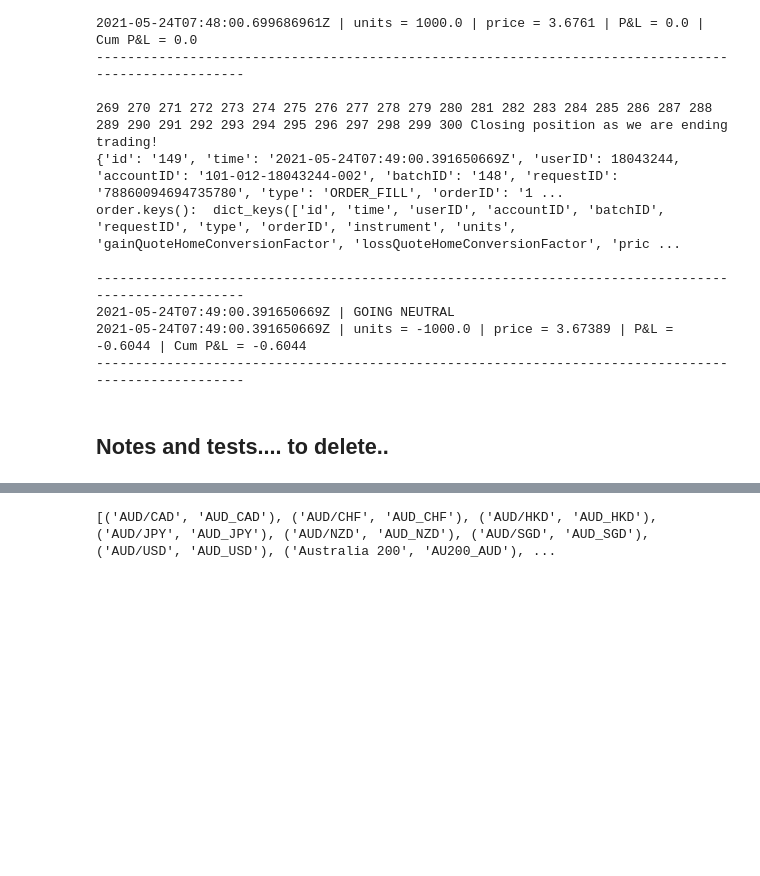
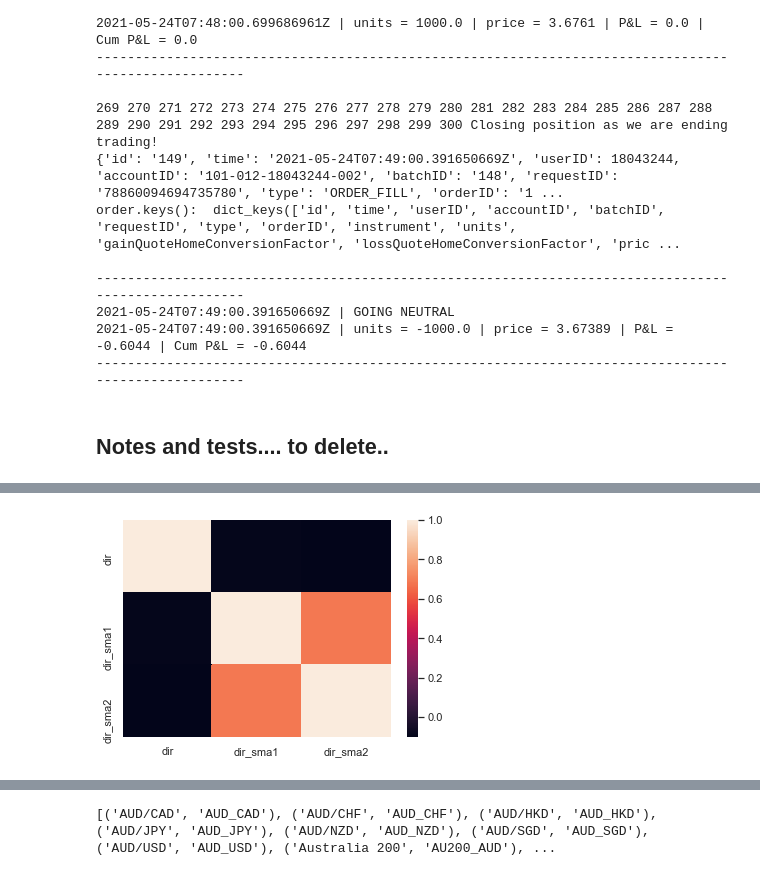
Before and after one commit to rollingturtle/OandaTrading, a Jupyter notebook: control.ipynb, the cells around one changed output, grey strips where cells are left out. Cells and saved outputs as stored; diff of their text form; code cells hidden in the pictures; blank space fills up the shorter version.

```diff
--- a/control.ipynb
+++ b/control.ipynb
@@ -364,0 +389,2 @@ order.keys():  dict_keys(['id', 'time', 'userID', 'accountID', 'batchID', 'reque
+# %%
+tr_trgts = pd.read_csv("./Data/EUR_PLN/Train/traintargets.csv")
@@ -364,0 +403,11 @@ order.keys():  dict_keys(['id', 'time', 'userID', 'accountID', 'batchID', 'reque
+# %%
+tr_corr = tr_trgts.corr()
+# %%
+import numpy as np;
+np.random.seed(0)
+import seaborn as sns;
+sns.set_theme()
+#uniform_data = np.random.rand(10, 12)
+ax = sns.heatmap(tr_corr)
+# %% [output]
+[figure, added]
```
Also changed, not shown: parts of 6 cells of this notebook, 4 other files.
